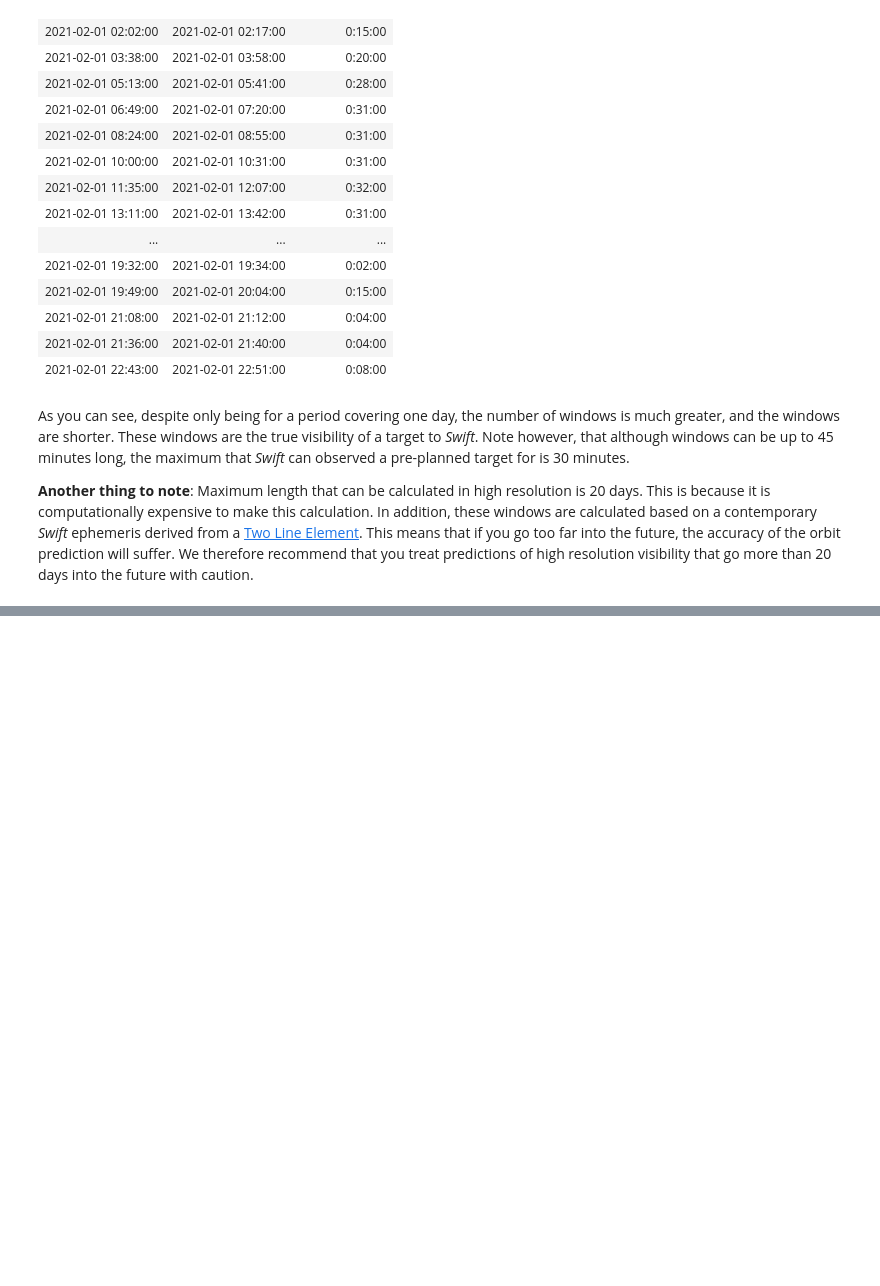
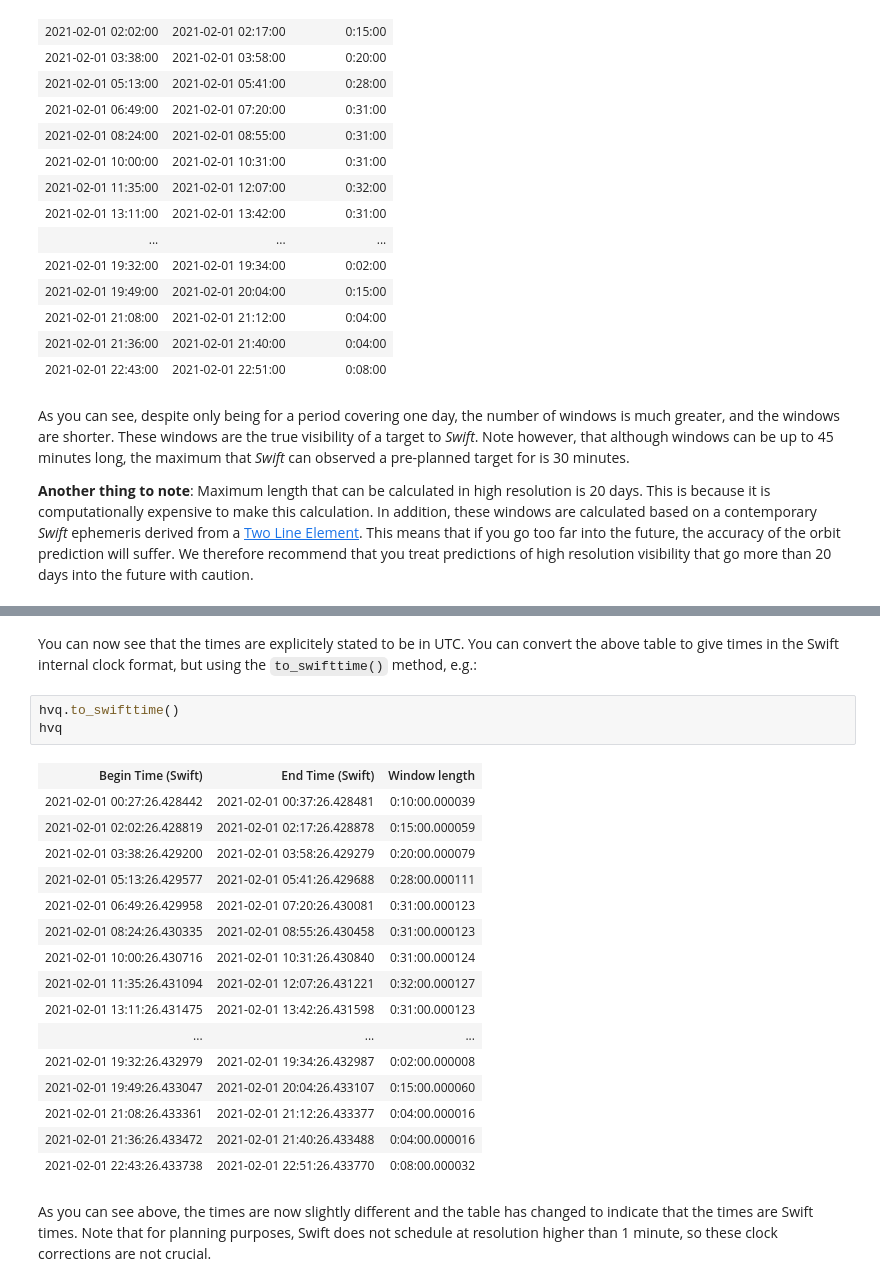
Before and after one commit to Swift-SOT/swifttools, a Jupyter notebook: examples/Target Visibility Calculator Example.ipynb, the cells around one changed output, grey strips where cells are left out. Saved outputs shown, nothing was run; the diff lists cells and outputs as text; blank space fills up the shorter version.

```diff
--- a/examples/Target Visibility Calculator Example.ipynb
+++ b/examples/Target Visibility Calculator Example.ipynb
@@ -179,0 +214,24 @@ As you can see, despite only being for a period covering one day, the number of
+# %% [markdown]
+You can now see that the times are explicitely stated to be in UTC. You can convert the above table to give times in the Swift internal clock format, but using the `to_swifttime()` method, e.g.:
+# %%
+hvq.to_swifttime()
+hvq
+# %% [output]
+| Begin Time (Swift) | End Time (Swift) | Window length |
+| 2021-02-01 00:27:26.428442 | 2021-02-01 00:37:26.428481 | 0:10:00.000039 |
+| 2021-02-01 02:02:26.428819 | 2021-02-01 02:17:26.428878 | 0:15:00.000059 |
+| 2021-02-01 03:38:26.429200 | 2021-02-01 03:58:26.429279 | 0:20:00.000079 |
+| 2021-02-01 05:13:26.429577 | 2021-02-01 05:41:26.429688 | 0:28:00.000111 |
+| 2021-02-01 06:49:26.429958 | 2021-02-01 07:20:26.430081 | 0:31:00.000123 |
+| 2021-02-01 08:24:26.430335 | 2021-02-01 08:55:26.430458 | 0:31:00.000123 |
+| 2021-02-01 10:00:26.430716 | 2021-02-01 10:31:26.430840 | 0:31:00.000124 |
+| 2021-02-01 11:35:26.431094 | 2021-02-01 12:07:26.431221 | 0:32:00.000127 |
+| 2021-02-01 13:11:26.431475 | 2021-02-01 13:42:26.431598 | 0:31:00.000123 |
+| ... | ... | ... |
+| 2021-02-01 19:32:26.432979 | 2021-02-01 19:34:26.432987 | 0:02:00.000008 |
+| 2021-02-01 19:49:26.433047 | 2021-02-01 20:04:26.433107 | 0:15:00.000060 |
+| 2021-02-01 21:08:26.433361 | 2021-02-01 21:12:26.433377 | 0:04:00.000016 |
+| 2021-02-01 21:36:26.433472 | 2021-02-01 21:40:26.433488 | 0:04:00.000016 |
+| 2021-02-01 22:43:26.433738 | 2021-02-01 22:51:26.433770 | 0:08:00.000032 |
+# %% [markdown]
+As you can see above, the times are now slightly different and the table has changed to indicate that the times are Swift times. Note that for planning purposes, Swift does not schedule at resolution higher than 1 minute, so these clock corrections are not crucial.
```
Also changed, not shown: parts of 15 cells of this notebook, 29 other files.
